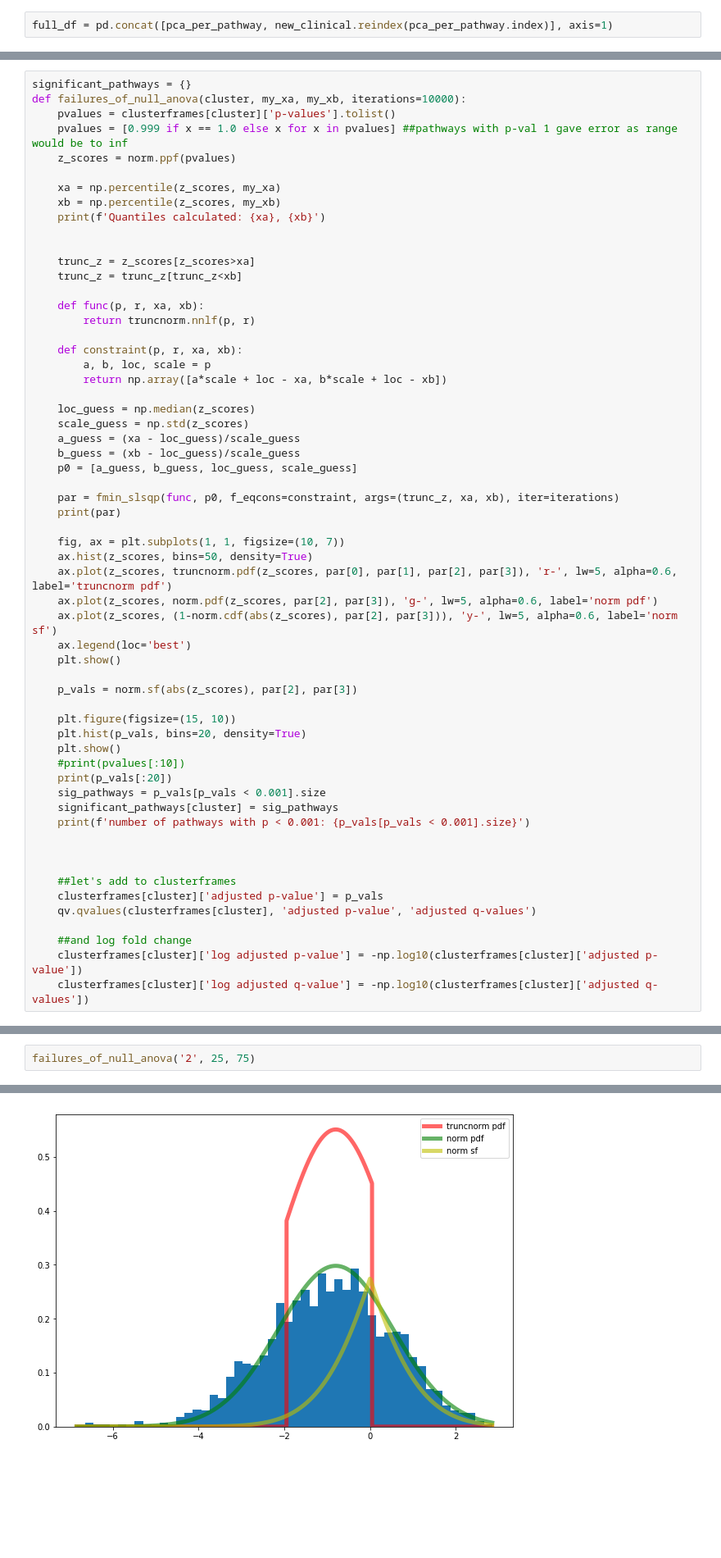
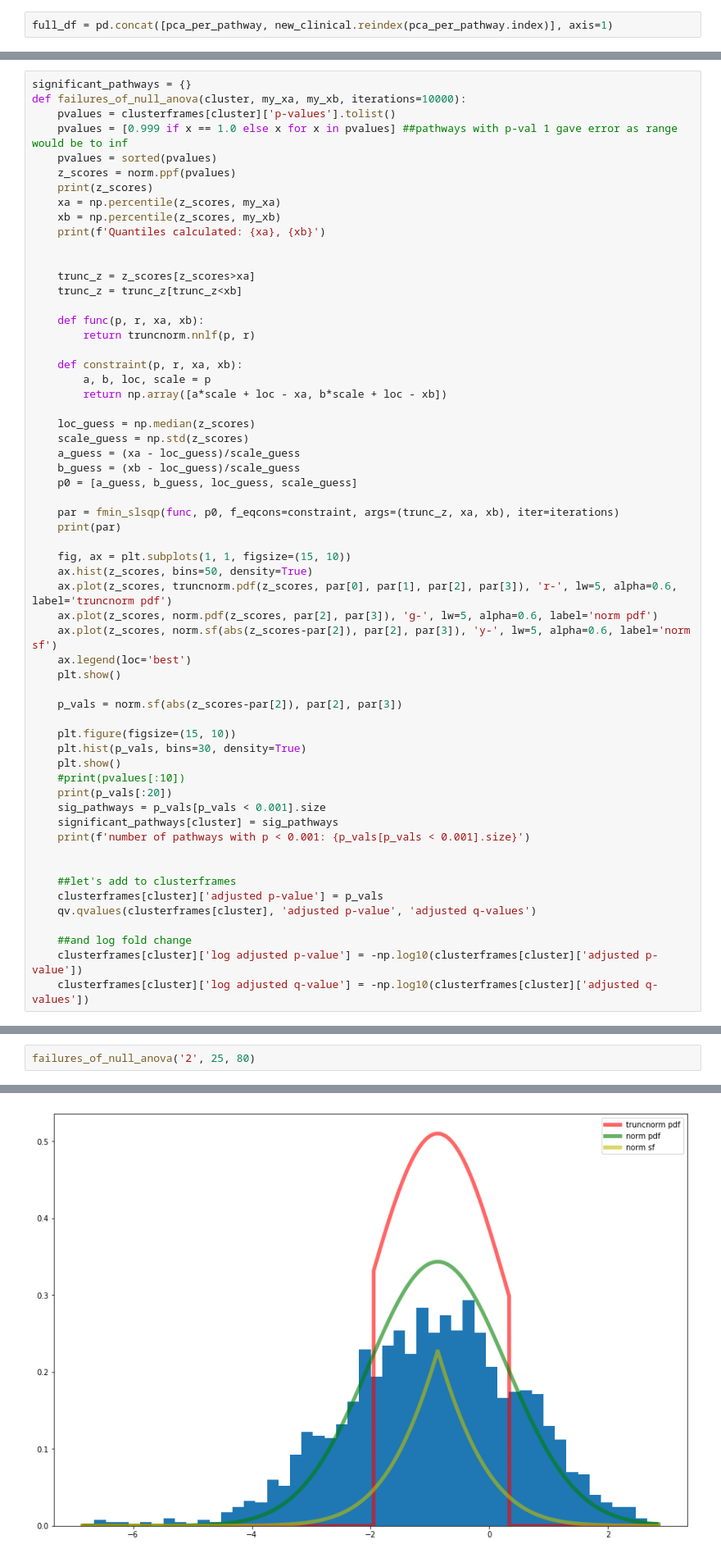
Before and after one commit to statisticalbiotechnology/wall, a Jupyter notebook: src/anova_failures_of_null.ipynb, the cells around one changed output, grey strips where cells are left out. Shown at 82% size. Drawn from its saved outputs; the diff is of its cells as text; blank space fills up the shorter version.

```diff
--- a/src/anova_failures_of_null.ipynb
+++ b/src/anova_failures_of_null.ipynb
@@ -71,8 +69,9 @@ significant_pathways = {}
 def failures_of_null_anova(cluster, my_xa, my_xb, iterations=10000):
     pvalues = clusterframes[cluster]['p-values'].tolist()
     pvalues = [0.999 if x == 1.0 else x for x in pvalues] ##pathways with p-val 1 gave error as range would be to inf
+    pvalues = sorted(pvalues)
     z_scores = norm.ppf(pvalues)
-
+    print(z_scores)
     xa = np.percentile(z_scores, my_xa)
     xb = np.percentile(z_scores, my_xb)
     print(f'Quantiles calculated: {xa}, {xb}')
@@ -97,25 +96,24 @@ def failures_of_null_anova(cluster, my_xa, my_xb, iterations=10000):
     par = fmin_slsqp(func, p0, f_eqcons=constraint, args=(trunc_z, xa, xb), iter=iterations)
     print(par)
 
-    fig, ax = plt.subplots(1, 1, figsize=(10, 7))
+    fig, ax = plt.subplots(1, 1, figsize=(15, 10))
     ax.hist(z_scores, bins=50, density=True)
     ax.plot(z_scores, truncnorm.pdf(z_scores, par[0], par[1], par[2], par[3]), 'r-', lw=5, alpha=0.6, label='truncnorm pdf')
     ax.plot(z_scores, norm.pdf(z_scores, par[2], par[3]), 'g-', lw=5, alpha=0.6, label='norm pdf')
-    ax.plot(z_scores, (1-norm.cdf(abs(z_scores), par[2], par[3])), 'y-', lw=5, alpha=0.6, label='norm sf')
+    ax.plot(z_scores, norm.sf(abs(z_scores-par[2]), par[2], par[3]), 'y-', lw=5, alpha=0.6, label='norm sf')
     ax.legend(loc='best')
     plt.show()
 
-    p_vals = norm.sf(abs(z_scores), par[2], par[3])
+    p_vals = norm.sf(abs(z_scores-par[2]), par[2], par[3])
 
     plt.figure(figsize=(15, 10))
-    plt.hist(p_vals, bins=20, density=True)
+    plt.hist(p_vals, bins=30, density=True)
     plt.show()
     #print(pvalues[:10])
     print(p_vals[:20])
     sig_pathways = p_vals[p_vals < 0.001].size
     significant_pathways[cluster] = sig_pathways
     print(f'number of pathways with p < 0.001: {p_vals[p_vals < 0.001].size}')
-
 
 
     ##let's add to clusterframes
@@ -162,3 +162,3 @@ clusterframes['1']
 # %%
-failures_of_null_anova('2', 25, 75)
+failures_of_null_anova('2', 25, 80)
 # %% [output]
@@ -172 +174 @@ Optimization terminated successfully.    (Exit mode 0)
-[figure, old version]
+[figure, new version]
```
Also changed, not shown: parts of 20 cells of this notebook.
